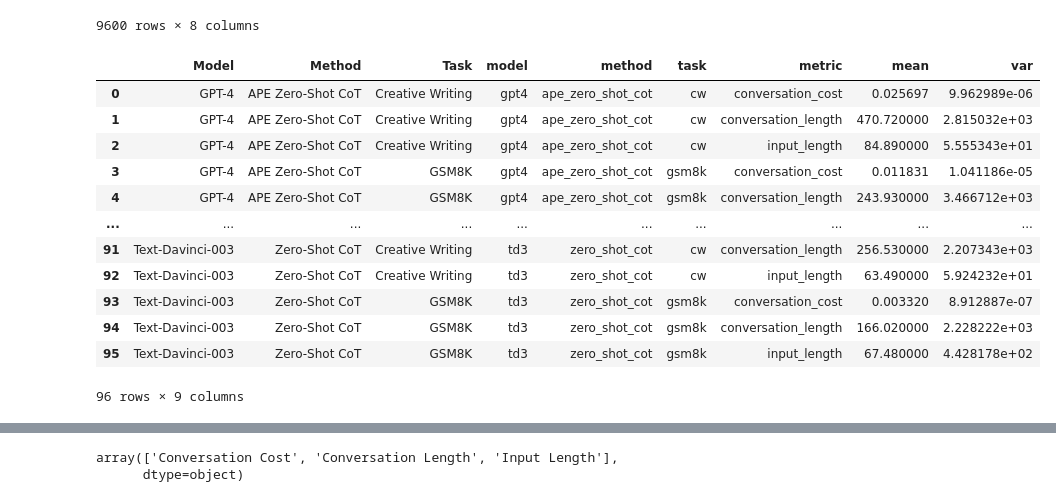
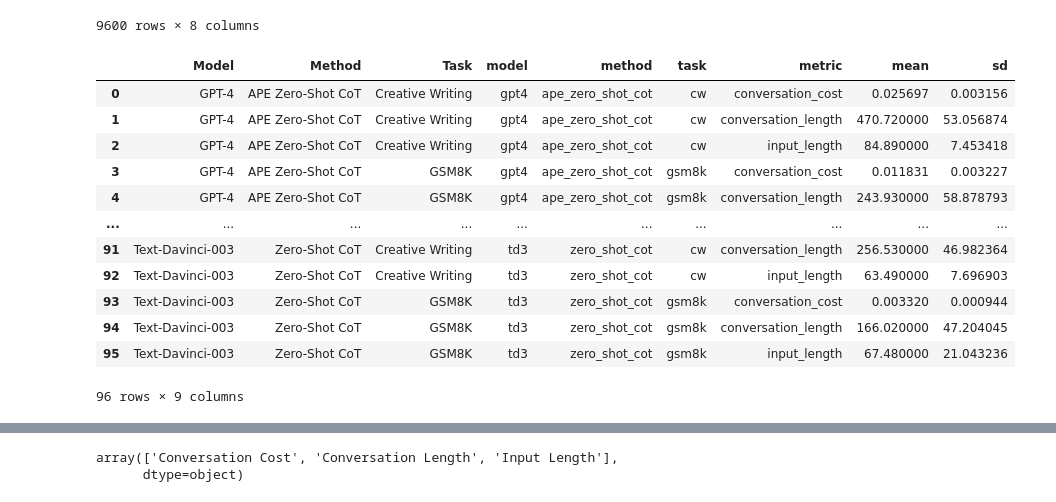
Before and after one commit to ijyliu/anlp23-project, a Jupyter notebook: Data/07c - Length Metrics.ipynb, the cells around one changed output, grey strips where cells are left out. Cells and saved outputs as stored; diff of their text form; code cells hidden in the pictures.

Commit message:
change variance to sds

```diff
--- a/Data/07c - Length Metrics.ipynb
+++ b/Data/07c - Length Metrics.ipynb
@@ -118,22 +118,27 @@ stacked_combined_data
 # %%
 # Average Value by model, method, metric
 # Also get variance
 avg_metric_with_variance = stacked_combined_data.groupby(['Model', 'Method', 'Task', 'model', 'method', 'task', 'metric']).agg(['mean', 'var'])['Value'].reset_index()
 
+# Convert the variance to standard deviation
+avg_metric_with_variance['sd'] = avg_metric_with_variance['var'] ** 0.5
+# Drop the variance column
+avg_metric_with_variance = avg_metric_with_variance.drop(columns=['var'])
+
 avg_metric_with_variance
 # %% [output]
-|  | Model | Method | Task | model | method | task | metric | mean | var |
-| 0 | GPT-4 | APE Zero-Shot CoT | Creative Writing | gpt4 | ape_zero_shot_cot | cw | conversation_cost | 0.025697 | 9.962989e-06 |
-| 1 | GPT-4 | APE Zero-Shot CoT | Creative Writing | gpt4 | ape_zero_shot_cot | cw | conversation_length | 470.720000 | 2.815032e+03 |
-| 2 | GPT-4 | APE Zero-Shot CoT | Creative Writing | gpt4 | ape_zero_shot_cot | cw | input_length | 84.890000 | 5.555343e+01 |
-| 3 | GPT-4 | APE Zero-Shot CoT | GSM8K | gpt4 | ape_zero_shot_cot | gsm8k | conversation_cost | 0.011831 | 1.041186e-05 |
-| 4 | GPT-4 | APE Zero-Shot CoT | GSM8K | gpt4 | ape_zero_shot_cot | gsm8k | conversation_length | 243.930000 | 3.466712e+03 |
+|  | Model | Method | Task | model | method | task | metric | mean | sd |
+| 0 | GPT-4 | APE Zero-Shot CoT | Creative Writing | gpt4 | ape_zero_shot_cot | cw | conversation_cost | 0.025697 | 0.003156 |
+| 1 | GPT-4 | APE Zero-Shot CoT | Creative Writing | gpt4 | ape_zero_shot_cot | cw | conversation_length | 470.720000 | 53.056874 |
+| 2 | GPT-4 | APE Zero-Shot CoT | Creative Writing | gpt4 | ape_zero_shot_cot | cw | input_length | 84.890000 | 7.453418 |
+| 3 | GPT-4 | APE Zero-Shot CoT | GSM8K | gpt4 | ape_zero_shot_cot | gsm8k | conversation_cost | 0.011831 | 0.003227 |
+| 4 | GPT-4 | APE Zero-Shot CoT | GSM8K | gpt4 | ape_zero_shot_cot | gsm8k | conversation_length | 243.930000 | 58.878793 |
 | ... | ... | ... | ... | ... | ... | ... | ... | ... | ... |
-| 91 | Text-Davinci-003 | Zero-Shot CoT | Creative Writing | td3 | zero_shot_cot | cw | conversation_length | 256.530000 | 2.207343e+03 |
-| 92 | Text-Davinci-003 | Zero-Shot CoT | Creative Writing | td3 | zero_shot_cot | cw | input_length | 63.490000 | 5.924232e+01 |
-| 93 | Text-Davinci-003 | Zero-Shot CoT | GSM8K | td3 | zero_shot_cot | gsm8k | conversation_cost | 0.003320 | 8.912887e-07 |
-| 94 | Text-Davinci-003 | Zero-Shot CoT | GSM8K | td3 | zero_shot_cot | gsm8k | conversation_length | 166.020000 | 2.228222e+03 |
-| 95 | Text-Davinci-003 | Zero-Shot CoT | GSM8K | td3 | zero_shot_cot | gsm8k | input_length | 67.480000 | 4.428178e+02 |
+| 91 | Text-Davinci-003 | Zero-Shot CoT | Creative Writing | td3 | zero_shot_cot | cw | conversation_length | 256.530000 | 46.982364 |
+| 92 | Text-Davinci-003 | Zero-Shot CoT | Creative Writing | td3 | zero_shot_cot | cw | input_length | 63.490000 | 7.696903 |
+| 93 | Text-Davinci-003 | Zero-Shot CoT | GSM8K | td3 | zero_shot_cot | gsm8k | conversation_cost | 0.003320 | 0.000944 |
+| 94 | Text-Davinci-003 | Zero-Shot CoT | GSM8K | td3 | zero_shot_cot | gsm8k | conversation_length | 166.020000 | 47.204045 |
+| 95 | Text-Davinci-003 | Zero-Shot CoT | GSM8K | td3 | zero_shot_cot | gsm8k | input_length | 67.480000 | 21.043236 |
 96 rows × 9 columns
 # %%
 # Add significance
```
Also changed, not shown: parts of 8 cells of this notebook, 8 other files.
